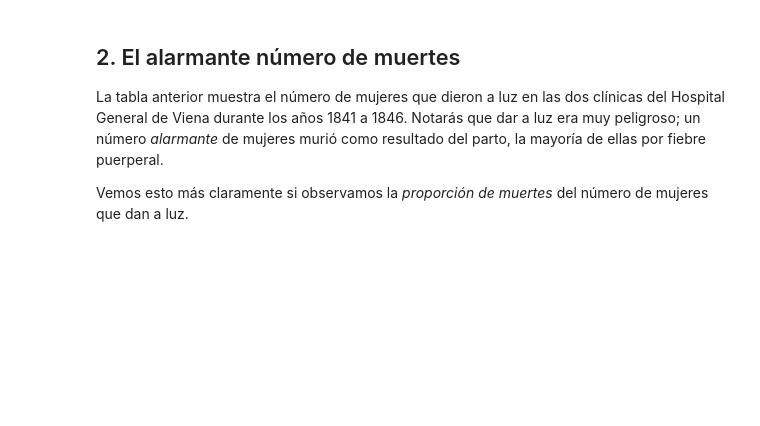
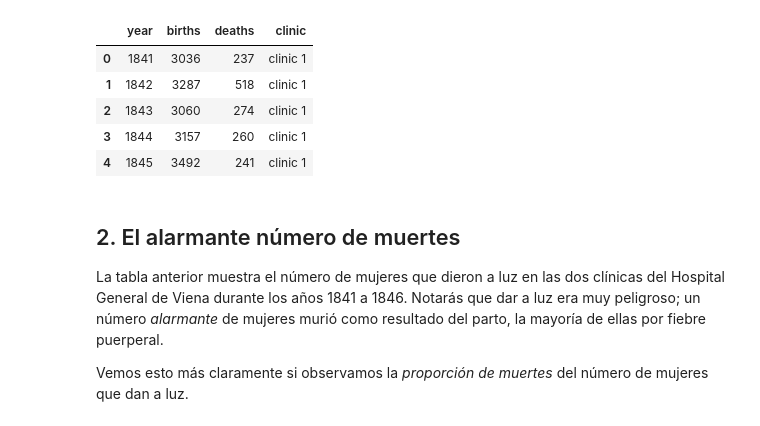
Before and after one commit to MarcMartinezM/PracticasIABigData, a Jupyter notebook: DATA SCIENCE MODELS ESTADÍSTICS/HYPOTESIS/CasoUso_HypTesting(Lavado Manos)/CasoUso_LavadoDeManos/CasoUso_LavadoDeManos.ipynb, the cells around one changed output. Cells and saved outputs as stored; diff of their text form; code cells hidden in the pictures; blank space fills up the shorter version.

```diff
--- a/DATA SCIENCE MODELS ESTADÍSTICS/HYPOTESIS/CasoUso_HypTesting(Lavado Manos)/CasoUso_LavadoDeManos/CasoUso_LavadoDeManos.ipynb
+++ b/DATA SCIENCE MODELS ESTADÍSTICS/HYPOTESIS/CasoUso_HypTesting(Lavado Manos)/CasoUso_LavadoDeManos/CasoUso_LavadoDeManos.ipynb
@@ -12,5 +17,14 @@ import pandas as pd
 # %%
 # Lee el dataset y visualiza sus datos
+df_lavateLasManos = pd.read_csv('datasets\yearly_deaths_by_clinic.csv')
+df_lavateLasManos.head()
+# %% [output]
+|  | year | births | deaths | clinic |
+| 0 | 1841 | 3036 | 237 | clinic 1 |
+| 1 | 1842 | 3287 | 518 | clinic 1 |
+| 2 | 1843 | 3060 | 274 | clinic 1 |
+| 3 | 1844 | 3157 | 260 | clinic 1 |
+| 4 | 1845 | 3492 | 241 | clinic 1 |
 # %% [markdown]
 ## 2. El alarmante número de muertes
 <p>La tabla anterior muestra el número de mujeres que dieron a luz en las dos clínicas del Hospital General de Viena durante los años 1841 a 1846. Notarás que dar a luz era muy peligroso; un número <em>alarmante</em> de mujeres murió como resultado del parto, la mayoría de ellas por fiebre puerperal.</p>
```
Also changed, not shown: parts of 8 cells of this notebook.
